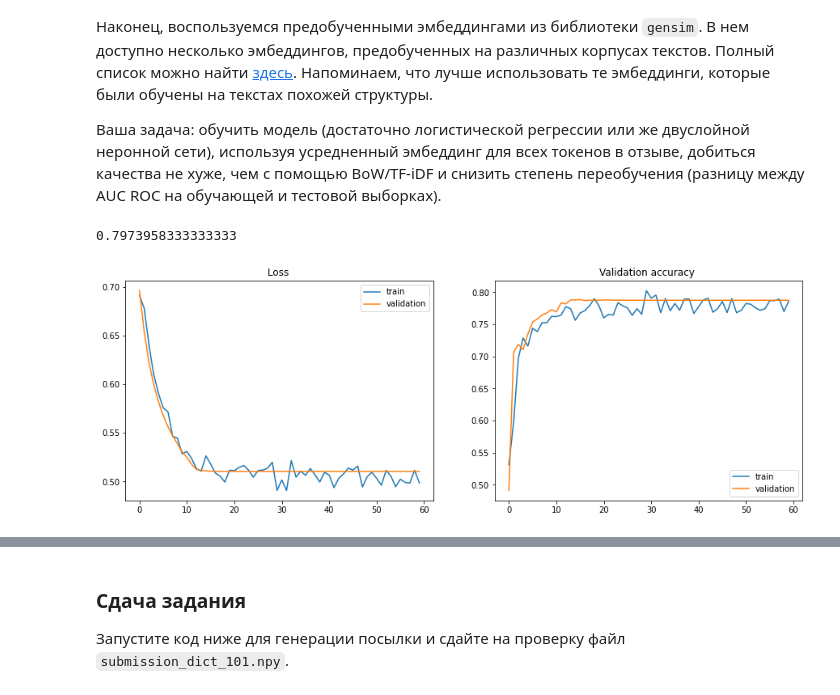
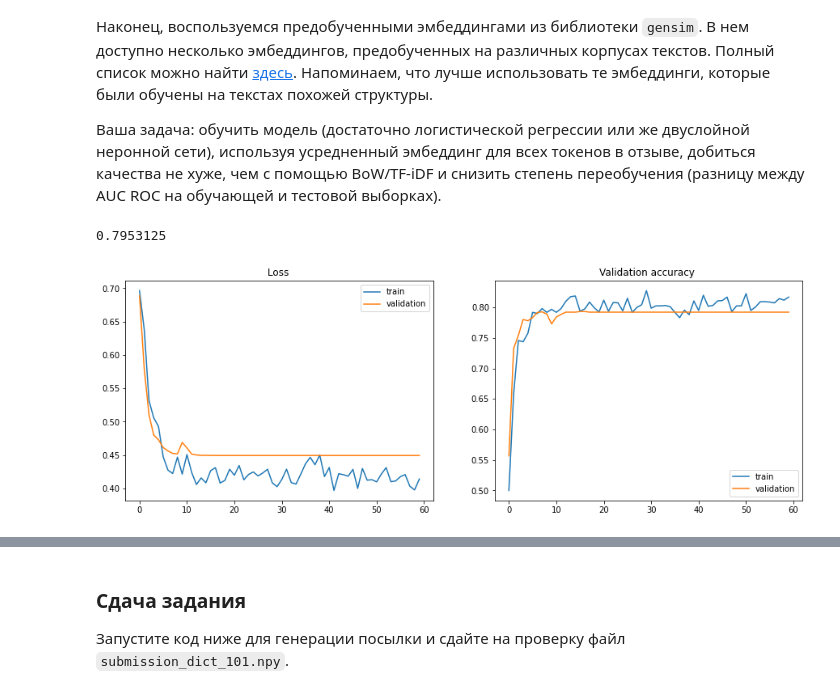
Before and after one commit to adtsvetkov/nlp, a Jupyter notebook: homeworks/assignment01.ipynb, the cells around one changed output, grey strips where cells are left out. Cells and saved outputs as stored; diff of their text form; code cells hidden in the pictures.

```diff
--- a/homeworks/assignment01.ipynb
+++ b/homeworks/assignment01.ipynb
@@ -605,35 +607,36 @@ assert len(X_train_emb[0]) == gensim_embedding_model.vector_size, 'Seems like th
 # %%
 from sklearn.linear_model import LogisticRegression
 
-lr = LogisticRegression(C=0.2).fit(X_train_emb, y_train)
-lr.score(X_test_emb, y_test)
+model = LogisticRegression()
+model.fit(X_train_emb, y_train)
+model.score(X_test_emb, y_test)
 # %% [output]
-0.7973958333333333
+0.7953125
 # %%
-'''
 X_train_emb_torch = torch.tensor(X_train_emb, dtype=torch.float32)
 X_test_emb_torch = torch.tensor(X_test_emb, dtype=torch.float32)
 y_train_torch = torch.tensor(y_train, dtype=torch.long)
 y_test_torch = torch.tensor(y_test, dtype=torch.long)
 
 
 X_train_emb_torch.to(device)
 X_test_emb_torch.to(device)
 y_train_torch.to(device)
 y_test_torch.to(device)
 
-model = nn.Sequential()
-model.add_module('l1', nn.Linear(len(X_train_emb[0]), 2))
+model = nn.Sequential(nn.Linear(len(X_train_emb[0]), 64),
+                      nn.Linear(64, 2))
 model.to(device)
-'''
+
 
 loss_function = nn.CrossEntropyLoss()
 opt = torch.optim.Adam(model.parameters(), lr=1e-3)
 scheduler = ReduceLROnPlateau(opt, patience=120)
 
 y_train_torch = torch.tensor(y_train, dtype=torch.long)
 y_test_torch = torch.tensor(y_test, dtype=torch.long)
 
+model.train(True)
 model = train_model(model, opt, scheduler, X_train_emb_torch, y_train_torch, X_test_emb_torch, y_test_torch, n_iterations=3000)
 # %% [output]
-[figure, old version]
+[figure, new version]
```
Also changed, not shown: parts of 11 cells of this notebook, 1 other file.
